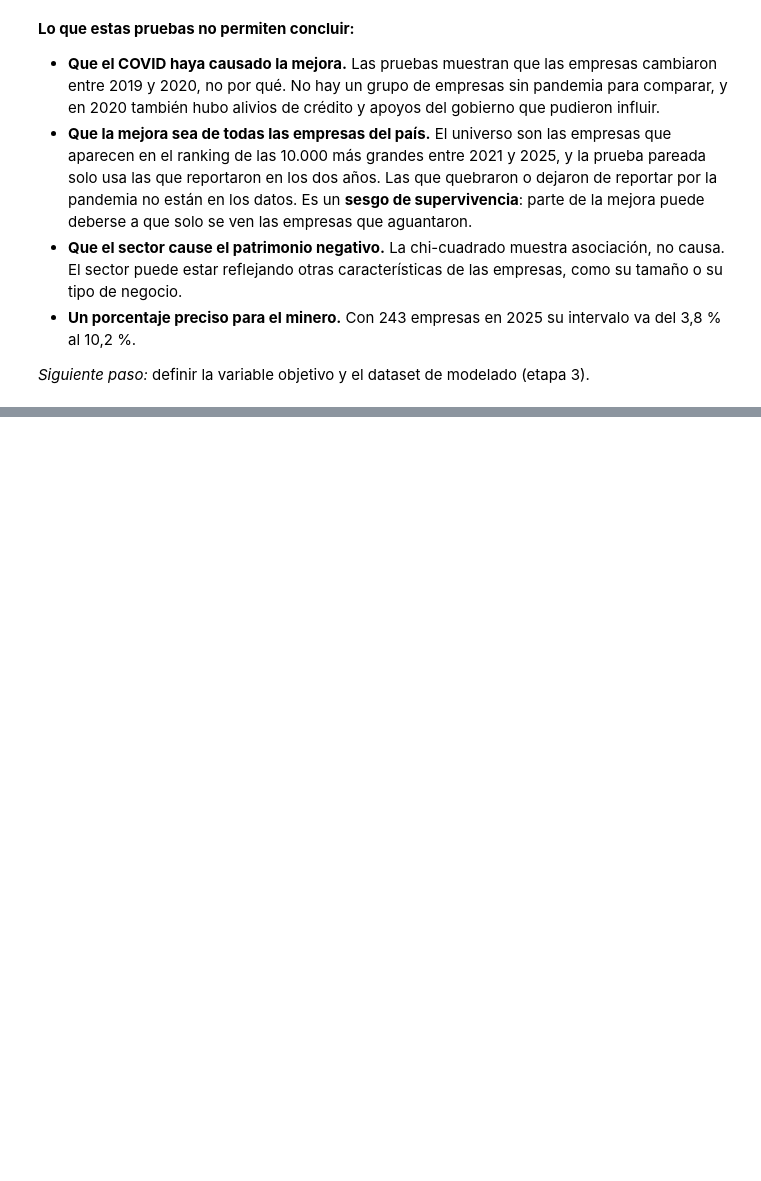
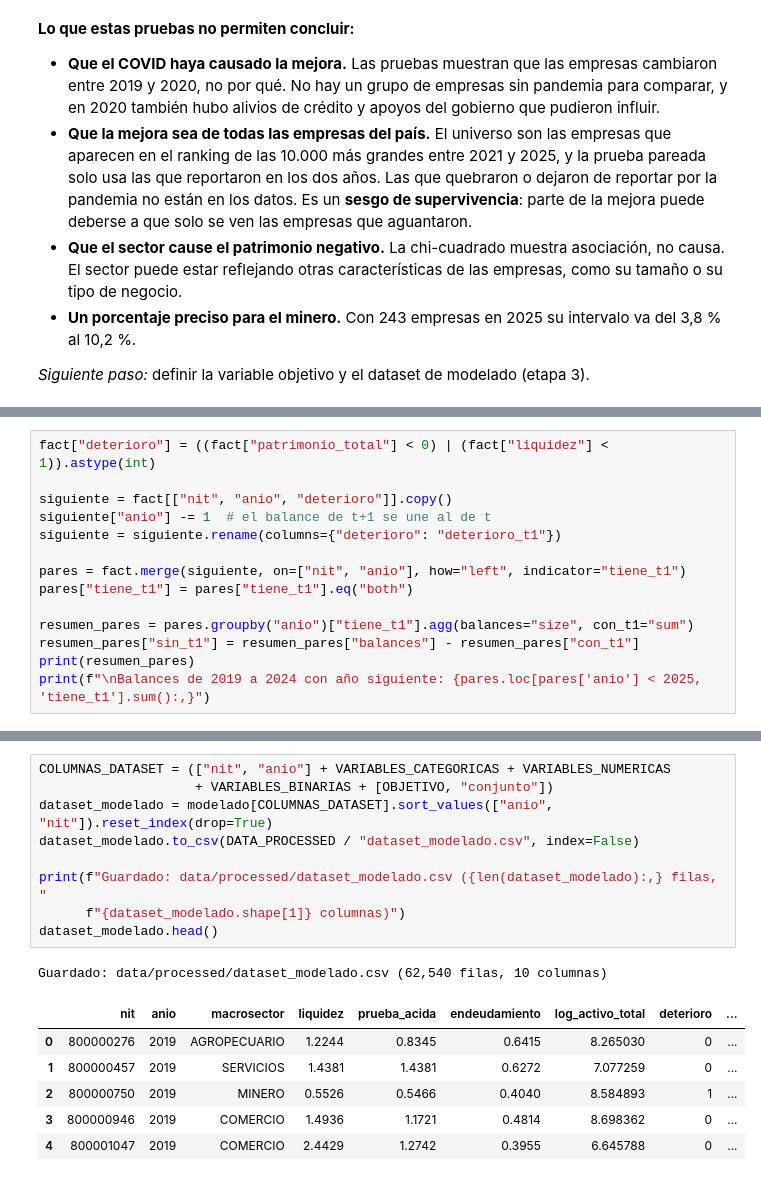
Before and after one commit to JulianHZ711/Final-AnalisisDatos, a Jupyter notebook: notebooks/proyecto_integrador.ipynb, the cells around one changed output, grey strips where cells are left out. Drawn from its saved outputs; the diff is of its cells as text; blank space fills up the shorter version.

```diff
--- a/notebooks/proyecto_integrador.ipynb
+++ b/notebooks/proyecto_integrador.ipynb
@@ -2881,0 +2936,14 @@ plt.show()
+# %%
+fact["deterioro"] = ((fact["patrimonio_total"] < 0) | (fact["liquidez"] < 1)).astype(int)
+
+siguiente = fact[["nit", "anio", "deterioro"]].copy()
+siguiente["anio"] -= 1  # el balance de t+1 se une al de t
+siguiente = siguiente.rename(columns={"deterioro": "deterioro_t1"})
+
+pares = fact.merge(siguiente, on=["nit", "anio"], how="left", indicator="tiene_t1")
+pares["tiene_t1"] = pares["tiene_t1"].eq("both")
+
+resumen_pares = pares.groupby("anio")["tiene_t1"].agg(balances="size", con_t1="sum")
+resumen_pares["sin_t1"] = resumen_pares["balances"] - resumen_pares["con_t1"]
+print(resumen_pares)
+print(f"\nBalances de 2019 a 2024 con año siguiente: {pares.loc[pares['anio'] < 2025, 'tiene_t1'].sum():,}")
@@ -2881,0 +3221,17 @@ plt.show()
+# %%
+COLUMNAS_DATASET = (["nit", "anio"] + VARIABLES_CATEGORICAS + VARIABLES_NUMERICAS
+                    + VARIABLES_BINARIAS + [OBJETIVO, "conjunto"])
+dataset_modelado = modelado[COLUMNAS_DATASET].sort_values(["anio", "nit"]).reset_index(drop=True)
+dataset_modelado.to_csv(DATA_PROCESSED / "dataset_modelado.csv", index=False)
+
+print(f"Guardado: data/processed/dataset_modelado.csv ({len(dataset_modelado):,} filas, "
+      f"{dataset_modelado.shape[1]} columnas)")
+dataset_modelado.head()
+# %% [output]
+Guardado: data/processed/dataset_modelado.csv (62,540 filas, 10 columnas)
+|  | nit | anio | macrosector | liquidez | prueba_acida | endeudamiento | log_activo_total | deterioro | ... |
+| 0 | 800000276 | 2019 | AGROPECUARIO | 1.2244 | 0.8345 | 0.6415 | 8.265030 | 0 | ... |
+| 1 | 800000457 | 2019 | SERVICIOS | 1.4381 | 1.4381 | 0.6272 | 7.077259 | 0 | ... |
+| 2 | 800000750 | 2019 | MINERO | 0.5526 | 0.5466 | 0.4040 | 8.584893 | 1 | ... |
+| 3 | 800000946 | 2019 | COMERCIO | 1.4936 | 1.1721 | 0.4814 | 8.698362 | 0 | ... |
+| 4 | 800001047 | 2019 | COMERCIO | 2.4429 | 1.2742 | 0.3955 | 6.645788 | 0 | ... |
```
Also changed, not shown: parts of 19 cells of this notebook, 1 other file.
